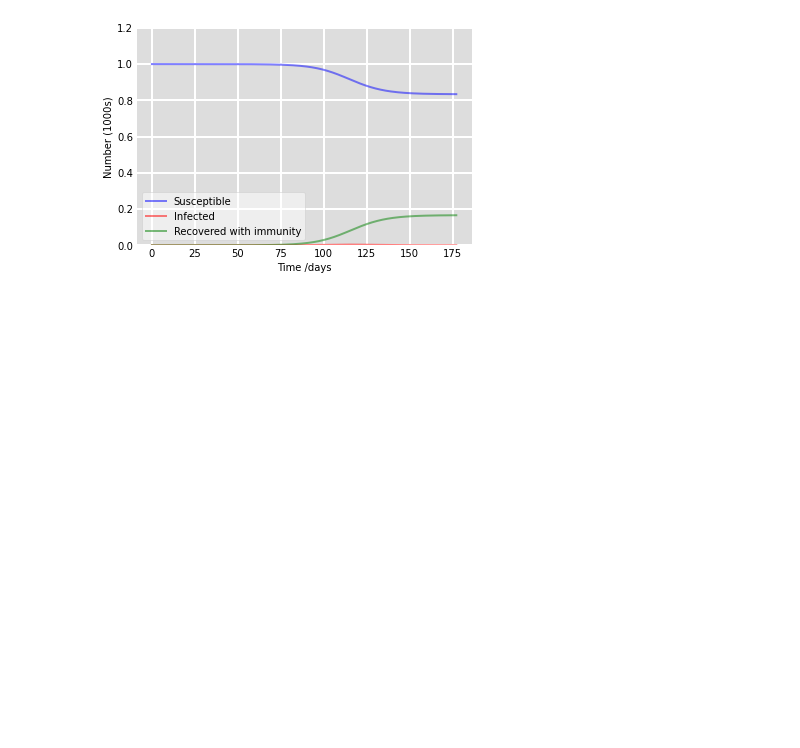
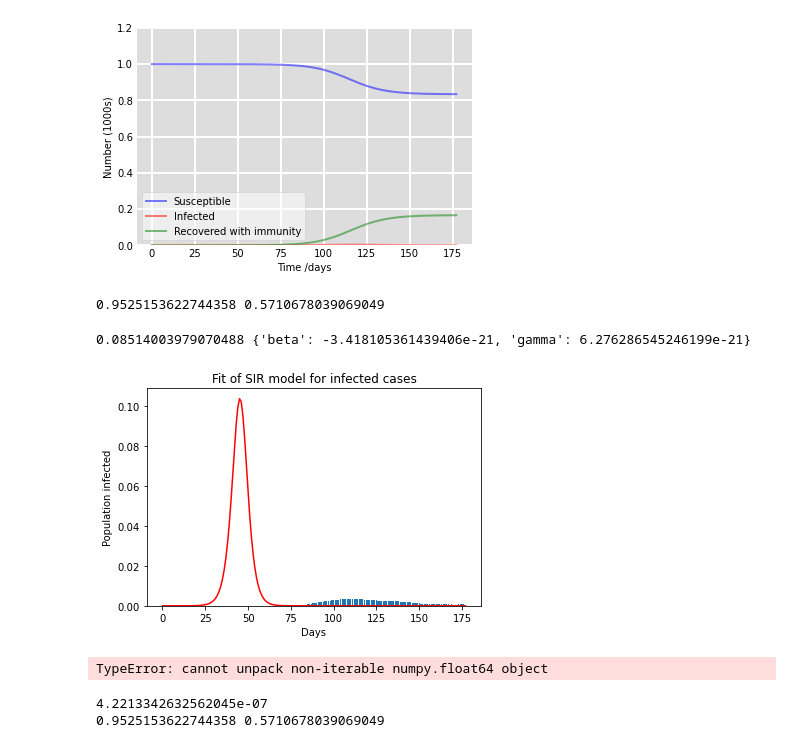
Before and after one commit to ledat2110/covid19, a Jupyter notebook: SIR-model.ipynb, the cells around one changed output. Drawn from its saved outputs; the diff is of its cells as text; code cells hidden in the pictures; blank space fills up the shorter version.

```diff
--- a/SIR-model.ipynb
+++ b/SIR-model.ipynb
@@ -111,3 +112,14 @@ for spine in ('top', 'right', 'bottom', 'left'):
 plt.show()
 # %% [output]
 [figure]
+# %%
+beta = np.random.rand()
+gamma = np.random.rand()
+print(beta, gamma)
+# %% [output]
+0.9525153622744358 0.5710678039069049
+# %%
+# Integrate the SIR equations over the time grid, t.
+# t = [i for i in range(1000)]
+ret = integrate.odeint(deriv, y0, t, args=(beta, gamma))
+S, I, R = ret.T
@@ -113,0 +187,18 @@ plt.show()
+# %%
+model = SIR_RNN_model(S0, I0, R0, beta, gamma)
+# %%
+S, I, R = model.sample(n_days-1)
+loss, grads = model.loss(ydata, n_days-1)
+# %%
+print(loss, grads)
+# %% [output]
+0.08514003979070488 {'beta': -3.418105361439406e-21, 'gamma': 6.276286545246199e-21}
+# %%
+plt.bar(t, ydata)
+plt.plot(t, I, 'r')
+plt.title("Fit of SIR model for infected cases")
+plt.ylabel("Population infected")
+plt.xlabel("Days")
+plt.show()
+# %% [output]
+[figure, added]
@@ -113,0 +213,19 @@ plt.show()
+# %%
+for i in range(epochs):
+    ret = integrate.odeint(deriv, y0, t, args=(beta, gamma))
+    S, I, R = ret.T
+    loss, grads = loss_grad(I, ydata, sdata)
+
+#     v_beta = momentum * v_beta + lr * grads['beta']
+#     #v_gamma = momentum * v_gamma + lr * grads['gamma']
+    gamma -= lr * grads['gamma']
+    if i % 1000 == 0:
+        print(loss, beta, gamma)
+# %% [output]
+TypeError: cannot unpack non-iterable numpy.float64 object
+# %%
+print(loss)
+print(beta, gamma)
+# %% [output]
+4.2213342632562045e-07
+0.9525153622744358 0.5710678039069049
```
Also changed, not shown: parts of 11 cells of this notebook, 4 other files.
